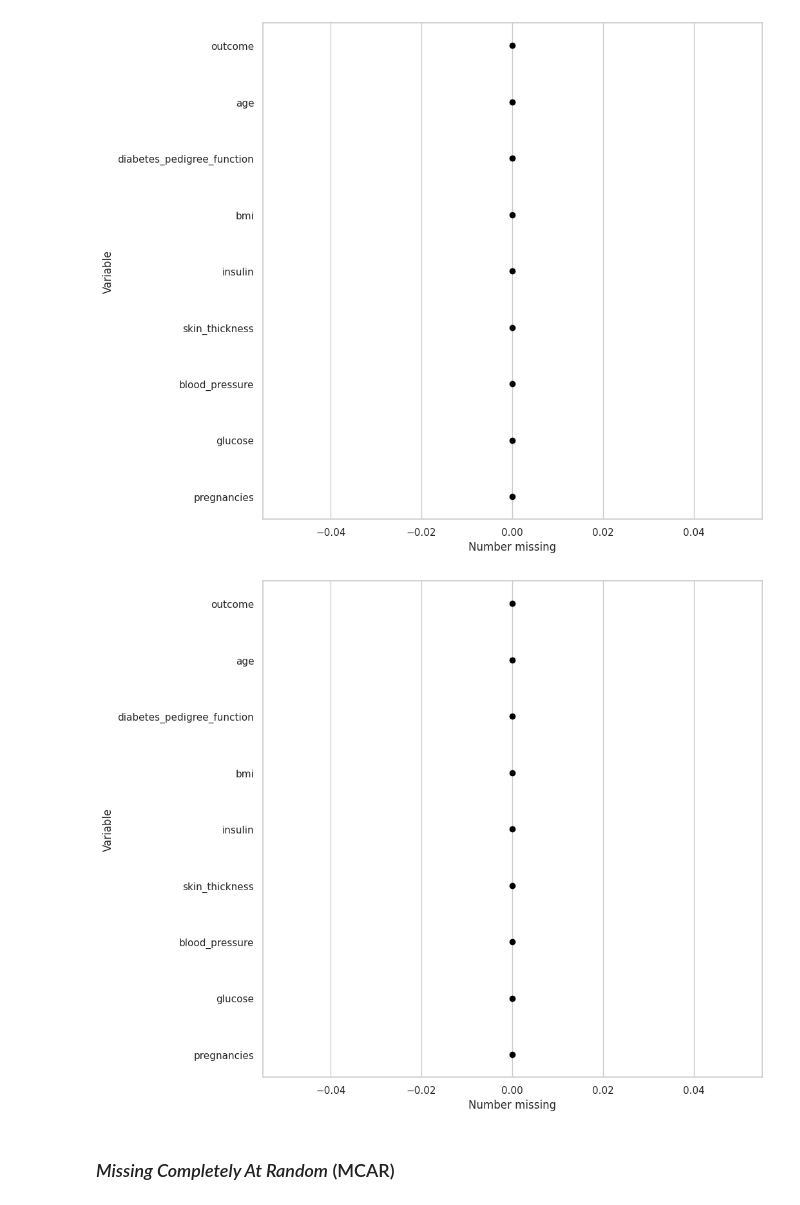
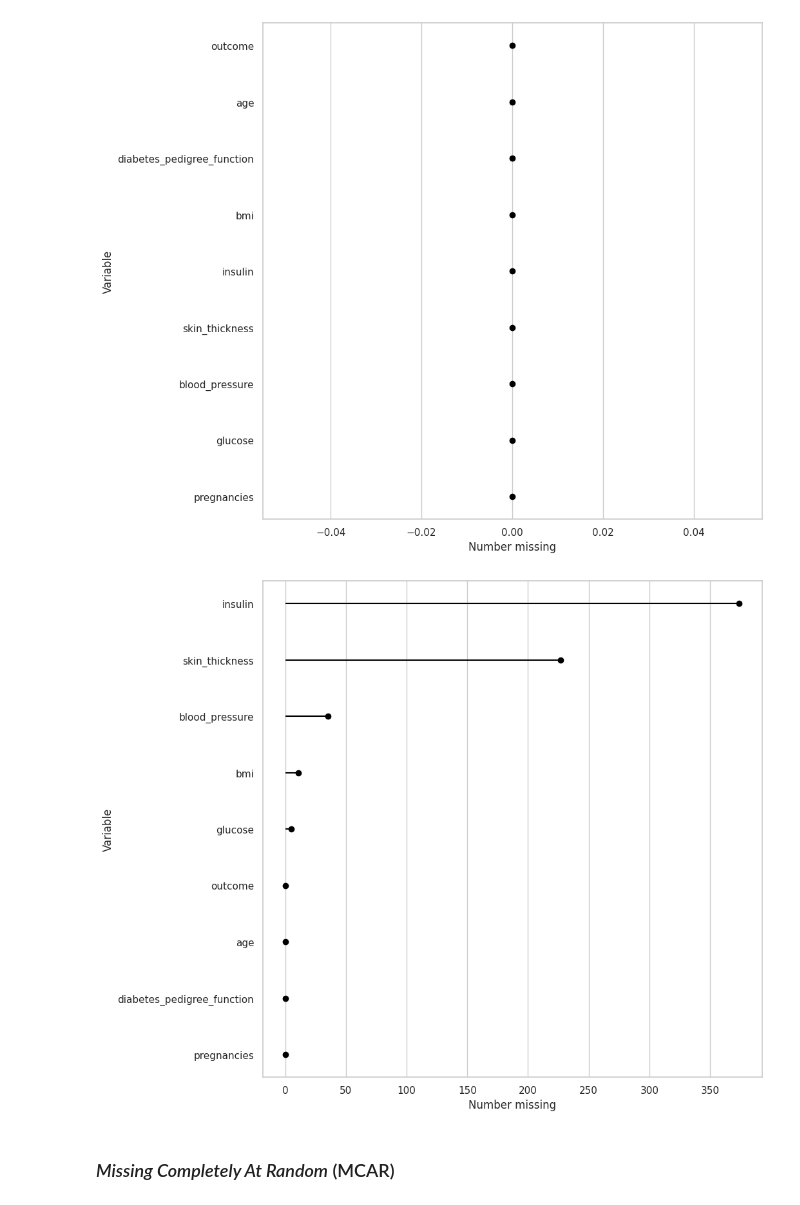
Before and after one commit to DiegoLerma/manejo_valores_faltantes_python, a Jupyter notebook: notebooks/live-exploration-missing-values.ipynb, the cells around one changed output. Saved outputs shown, nothing was run; the diff lists cells and outputs as text; code cells hidden in the pictures.

```diff
--- a/notebooks/live-exploration-missing-values.ipynb
+++ b/notebooks/live-exploration-missing-values.ipynb
@@ -812,9 +814,9 @@ diabetes_df.missing.missing_variable_plot()
 # %% [output]
 [figure]
 # %%
-diabetes_df[diabetes_df.columns[1:6]] = diabetes_df[diabetes_df.columns[1:6]].replace(0, np.nan)
+diabetes_df[diabetes_df.columns[1:6]] = diabetes_df[diabetes_df.columns[1:6]].replace("0", np.nan)
 diabetes_df.missing.missing_variable_plot()
 # %% [output]
-[figure, old version]
+[figure, new version]
 # %% [markdown]
 ### _Missing Completely At Random_ (MCAR)
```
Also changed, not shown: parts of 14 cells of this notebook, 1 other file.
